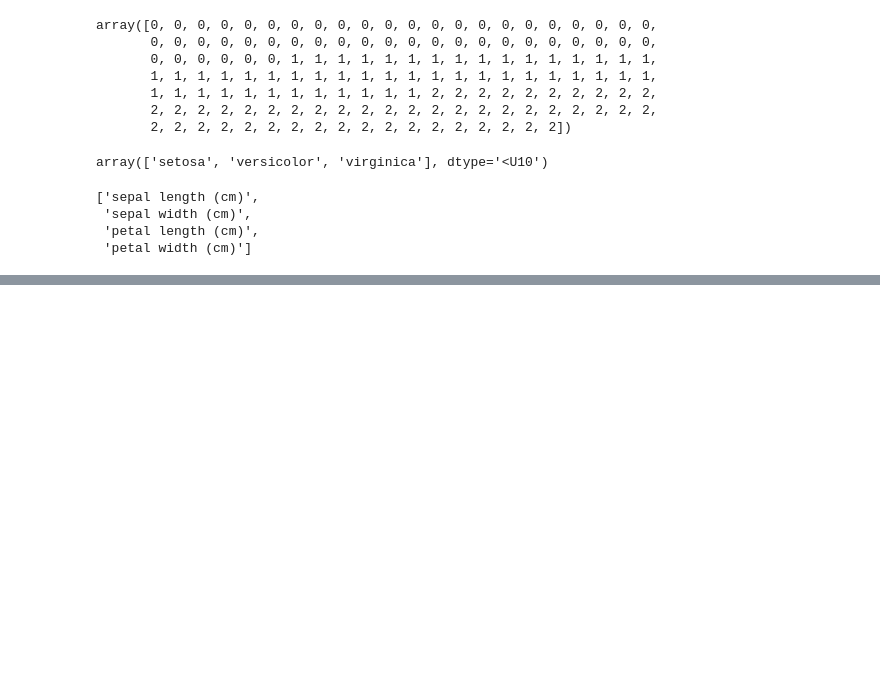
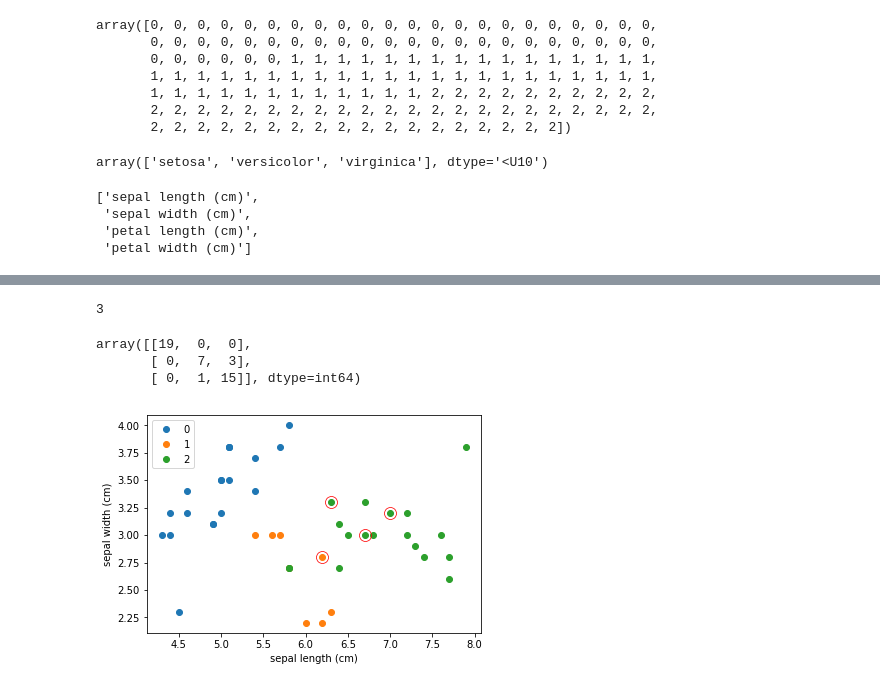
Before and after one commit to boudrejp/w207_supplemental, a Jupyter notebook: week3_iris_nb.ipynb, the cells around one changed output, grey strips where cells are left out. Saved outputs shown, nothing was run; the diff lists cells and outputs as text; code cells hidden in the pictures; blank space fills up the shorter version.

```diff
--- a/week3_iris_nb.ipynb
+++ b/week3_iris_nb.ipynb
@@ -83,0 +228,3 @@ column_names
+# %%
+xdata_dropped = xdata[:,0:xdata.shape[1]-1]
+xdata_dropped
@@ -83,0 +249,22 @@ column_names
+# %%
+colnames_dropped = column_names[0:3]
+len(colnames_dropped)
+# %% [output]
+3
+# %%
+x_train2, x_valid2, y_train2, y_valid2 = train_test_split(
+    xdata_dropped, ydata, test_size = 0.30, random_state = 2019)
+# %%
+nb_classifier = GaussianNB().fit(x_train2, y_train2)
+y_pred_nb2 = nb_classifier.predict(x_valid2)
+# %%
+conf_matrix2 = confusion_matrix(y_valid, y_pred_nb2)
+conf_matrix2
+# %% [output]
+array([[19,  0,  0],
+       [ 0,  7,  3],
+       [ 0,  1, 15]], dtype=int64)
+# %%
+plot_with_two_axes(x_valid2, y_pred_nb2, y_valid2, colnames_dropped[0], colnames_dropped[1])
+# %% [output]
+[figure, added]
```
Also changed, not shown: parts of 23 cells of this notebook.
